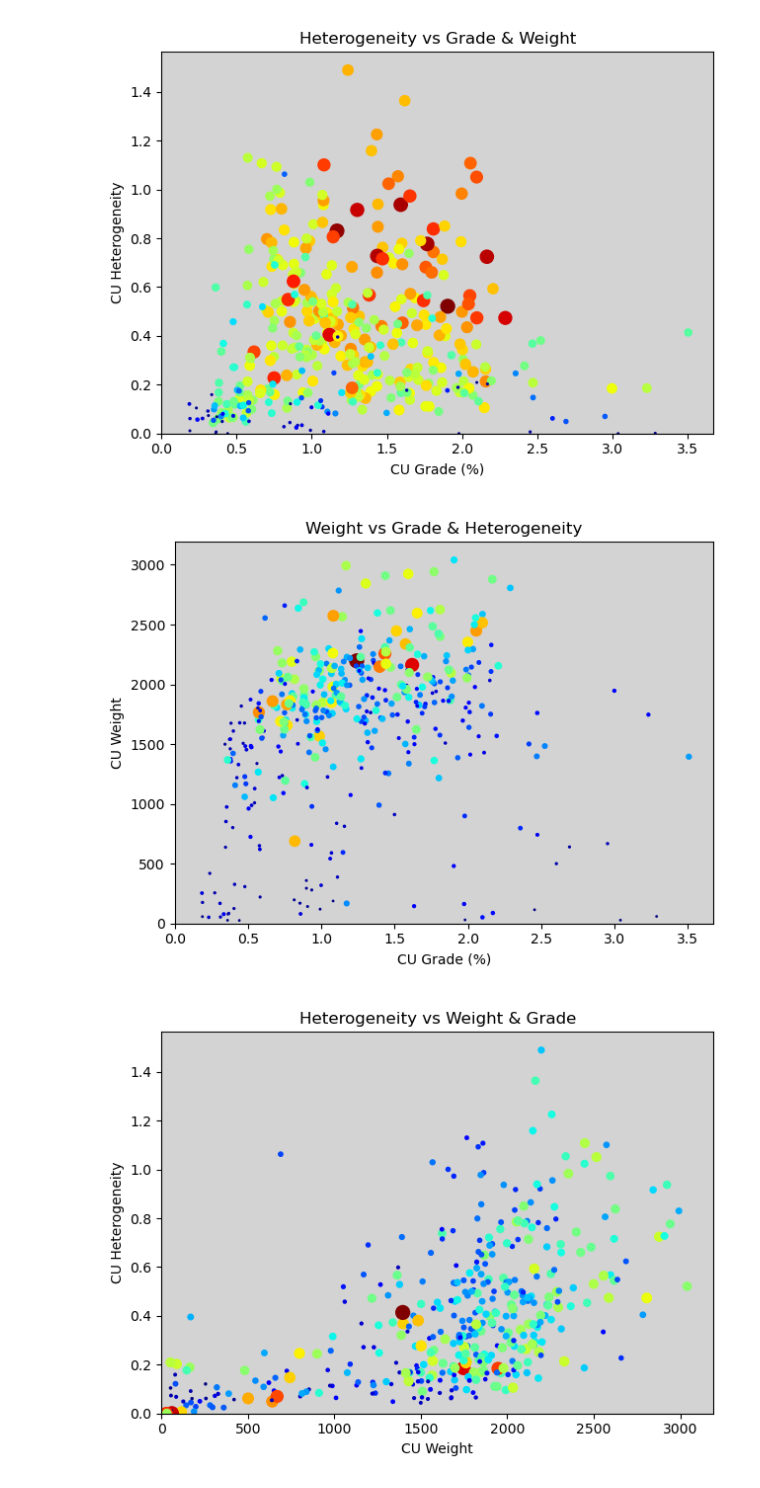
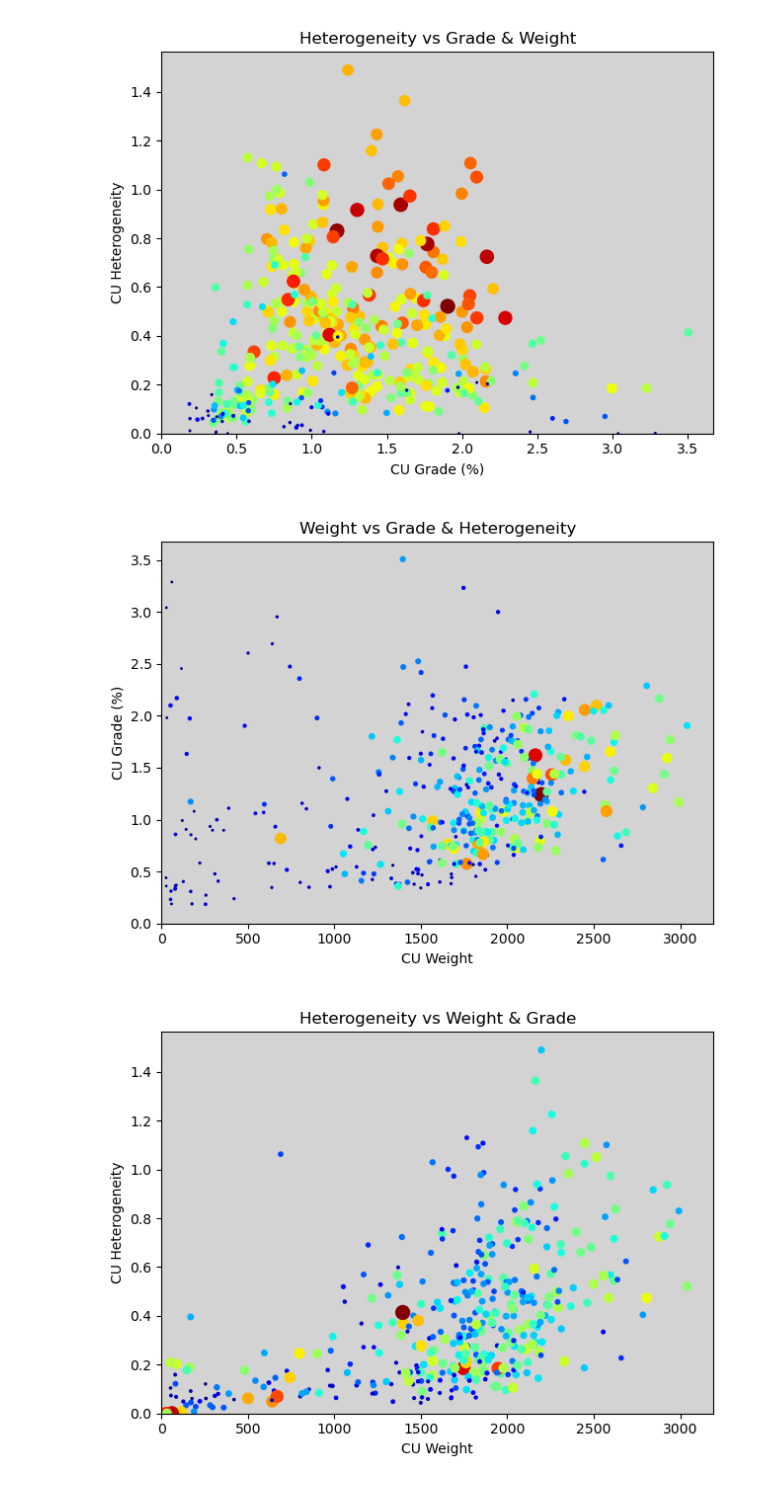
Before and after one commit to jouytrew/masters_pfti, a Jupyter notebook: notebooks/het_analysis_dp_assay.ipynb, the cells around one changed output. Cells and saved outputs as stored; diff of their text form; code cells hidden in the pictures.

```diff
--- a/notebooks/het_analysis_dp_assay.ipynb
+++ b/notebooks/het_analysis_dp_assay.ipynb
@@ -165,21 +67,21 @@ if SAVE:
     fig = plt.figure()
     fig.set_size_inches(8, 8)
 
-    for dhid, drillhole in groups.items():
-        save_loc = output_dir + f'{dhid}/'
+    for id, group in groups.items():
+        save_loc = output_dir + f'{id}/'
         if not os.path.exists(save_loc):
             os.makedirs(save_loc)
 
         for element in elements:
-            if element in drillhole.resources:
+            if element in group:
                 fig.clear()
                 ax = fig.add_subplot()
 
-                het = drillhole.resources[element].get_heterogeneity()
-                df = drillhole.resources[element].get_info()
+                het = group[element].get_heterogeneity()
+                info = group[element].get_info()
 
-                if len(df) > 0:
-                    ax.set_title(f'{dhid}_{element}_HET={het:.2f}')
-                    plotter.plot_grade_recovery_curve(ax, df, element)
+                if len(info) > 0:
+                    ax.set_title(f'{id}_{element}_HET={het:.2f}')
+                    plotter.plot_grade_recovery_curve(ax, info, element)
 
-                    fig.savefig(save_loc + f'{dhid}_{element}.svg', format='svg')
+                    fig.savefig(save_loc + f'{id}_{element}.svg', format='svg')
@@ -198,9 +102,9 @@ if SAVE:
         ax = fig.add_subplot()
         ax_sec = ax.twinx()
 
-        for dhid, drillhole in groups.items():
-            if element in drillhole.resources:
-                plotter.scatter_g_r(ax, ax_sec, drillhole.resources[element].info, s=s, alpha=alpha)
+        for group in groups.values():
+            if element in group:
+                plotter.scatter_g_r(ax, ax_sec, group[element].get_info(), s=s, alpha=alpha)
 
         plotter.set_g_r_labels(ax, ax_sec, element)
         ax.set_title(f'master_{element}')
@@ -443,9 +217,9 @@ element = 'CU'
 x, y, w = [], [], []
 
 for dhid, group in groups.items():
-    x.append(group.resources[element].get_grade())
-    y.append(group.resources[element].get_heterogeneity())
-    w.append(group.resources[element].get_cml_weight())
+    x.append(group[element].get_grade())
+    y.append(group[element].get_heterogeneity())
+    w.append(group[element].get_cml_weight())
 
 max_w = np.max(w)
 scaled_w = 1 + (9 * (w / max_w))
@@ -454,7 +228,7 @@ scaled_w = 1 + (9 * (w / max_w))
 fig = plt.figure()
 ax = fig.add_subplot()
 
-ax.scatter(x, y, s=scaled_w**2, c=w, cmap=plt.colormaps.get('winter'))
+ax.scatter(x, y, s=scaled_w**2, c=w, cmap=plt.colormaps.get('jet'))
 
 ax.set_xlabel(f'{element} Grade (%)')
 ax.set_xlim(0, None)
@@ -471,34 +245,33 @@ fig.tight_layout()
 # %%
 element = 'CU'
 
 x, y, h = [], [], []
 
 for dhid, group in groups.items():
-    x.append(group.resources[element].get_grade())
-    y.append(group.resources[element].get_cml_weight())
-    h.append(group.resources[element].get_heterogeneity())
+    y.append(group[element].get_grade())
+    x.append(group[element].get_cml_weight())
+    h.append(group[element].get_heterogeneity())
 
 max_h = np.max(h)
 scaled_h = 1 + (9 * (h / max_h))
 
-
 fig = plt.figure()
 ax = fig.add_subplot()
 
-ax.scatter(x, y, s=scaled_h**2, c=h, cmap=plt.colormaps.get('winter'))
+ax.scatter(x, y, s=scaled_h**2, c=h, cmap=plt.colormaps.get('jet'))
 
-ax.set_xlabel(f'{element} Grade (%)')
+ax.set_xlabel(f'{element} Weight')
 ax.set_xlim(0, None)
 
-ax.set_ylabel(f'{element} Weight')
+ax.set_ylabel(f'{element} Grade (%)')
 ax.set_ylim(0, None)
 
 ax.set_title('Weight vs Grade & Heterogeneity')
 ax.set_facecolor('lightgrey')
 
 fig.tight_layout()
 # %% [output]
-[figure, old version]
+[figure, new version]
 # %%
 element = 'CU'
 
```
Also changed, not shown: parts of 23 cells of this notebook, 3 other files.
